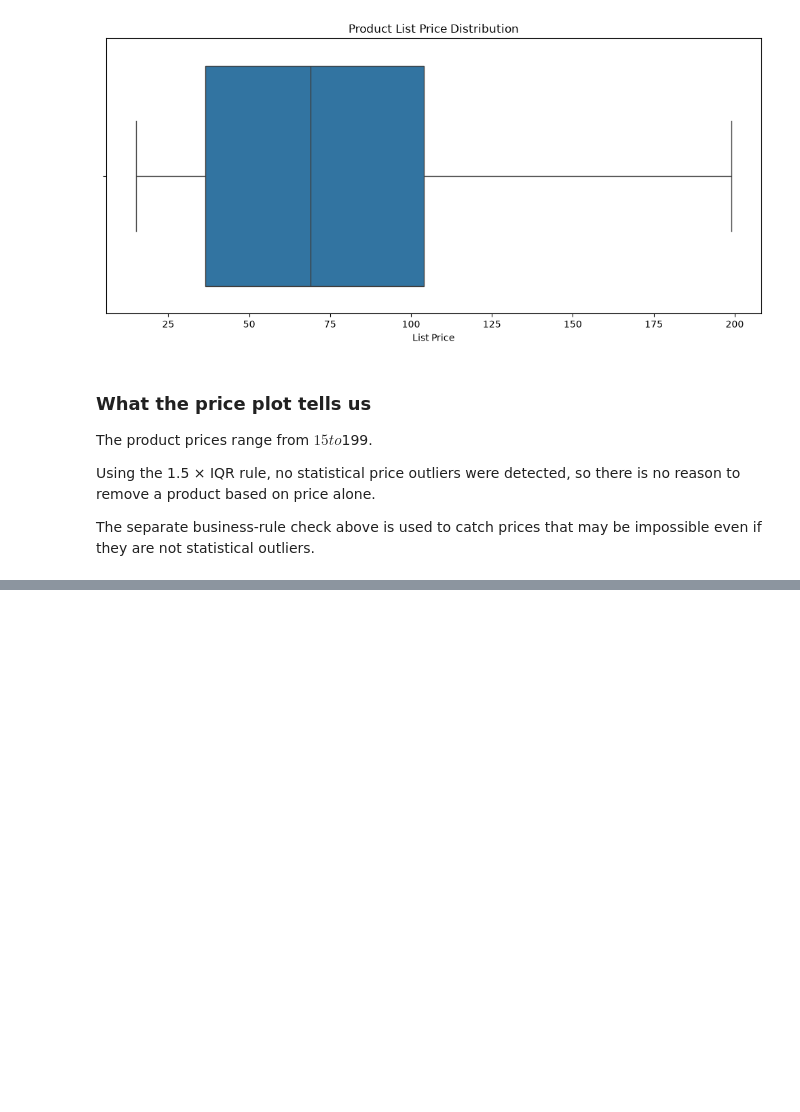
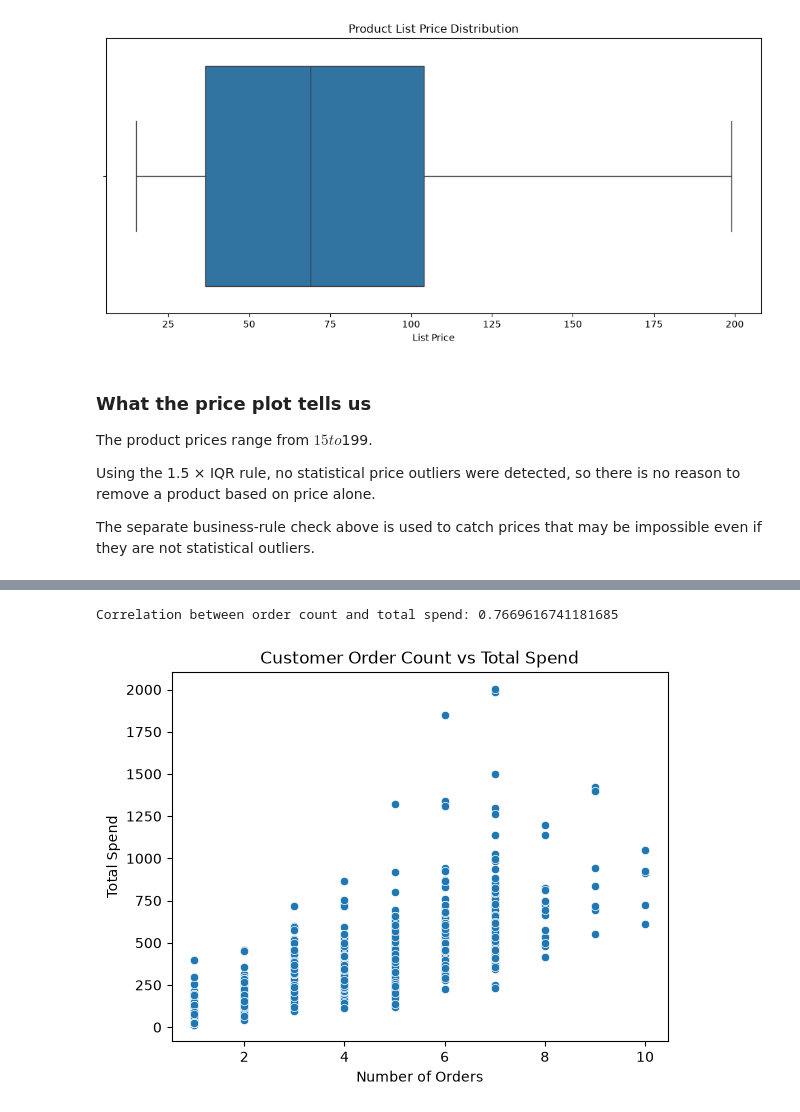
Before and after one commit to sivaepathusa/Pulsecart, a Jupyter notebook: analysis.ipynb, the cells around one changed output, grey strips where cells are left out. Drawn from its saved outputs; the diff is of its cells as text; code cells hidden in the pictures; blank space fills up the shorter version.

Commit message:
Complete Station C and D analysis

```diff
--- a/analysis.ipynb
+++ b/analysis.ipynb
@@ -388,0 +393,4 @@ The separate business-rule check above is used to catch prices that may be impos
+# %%
+orders_clean["order_value"] = (orders_clean["quantity"] * orders_clean["unit_price"] * (1 - orders_clean["discount_pct"] / 100))
+print("Order value summary:")
+print(orders_clean["order_value"].describe())
@@ -388,0 +410,7 @@ The separate business-rule check above is used to catch prices that may be impos
+# %%
+customer_order_count = (
+    orders_clean.groupby("customer_id")
+    .size().
+    rename("order_count"))
+print("Customer order count summary:")
+print(customer_order_count.describe())
@@ -388,0 +430,7 @@ The separate business-rule check above is used to catch prices that may be impos
+# %%
+customer_spend = (
+    orders_clean.groupby("customer_id")["order_value"]
+    .sum()
+    .rename("total_spend"))
+customer_analysis = pd.concat([customer_order_count, customer_spend],axis=1)
+print(customer_analysis.head())
@@ -388,0 +445,14 @@ The separate business-rule check above is used to catch prices that may be impos
+# %%
+correlation = customer_analysis["order_count"].corr(
+    customer_analysis["total_spend"])
+print("Correlation between order count and total spend:", correlation)
+# %% [output]
+Correlation between order count and total spend: 0.7669616741181685
+# %%
+sns.scatterplot(data=customer_analysis, x="order_count", y="total_spend")
+plt.title("Customer Order Count vs Total Spend")
+plt.xlabel("Number of Orders")
+plt.ylabel("Total Spend")
+plt.show()
+# %% [output]
+[figure, added]
```
Also changed, not shown: parts of 39 cells of this notebook.
